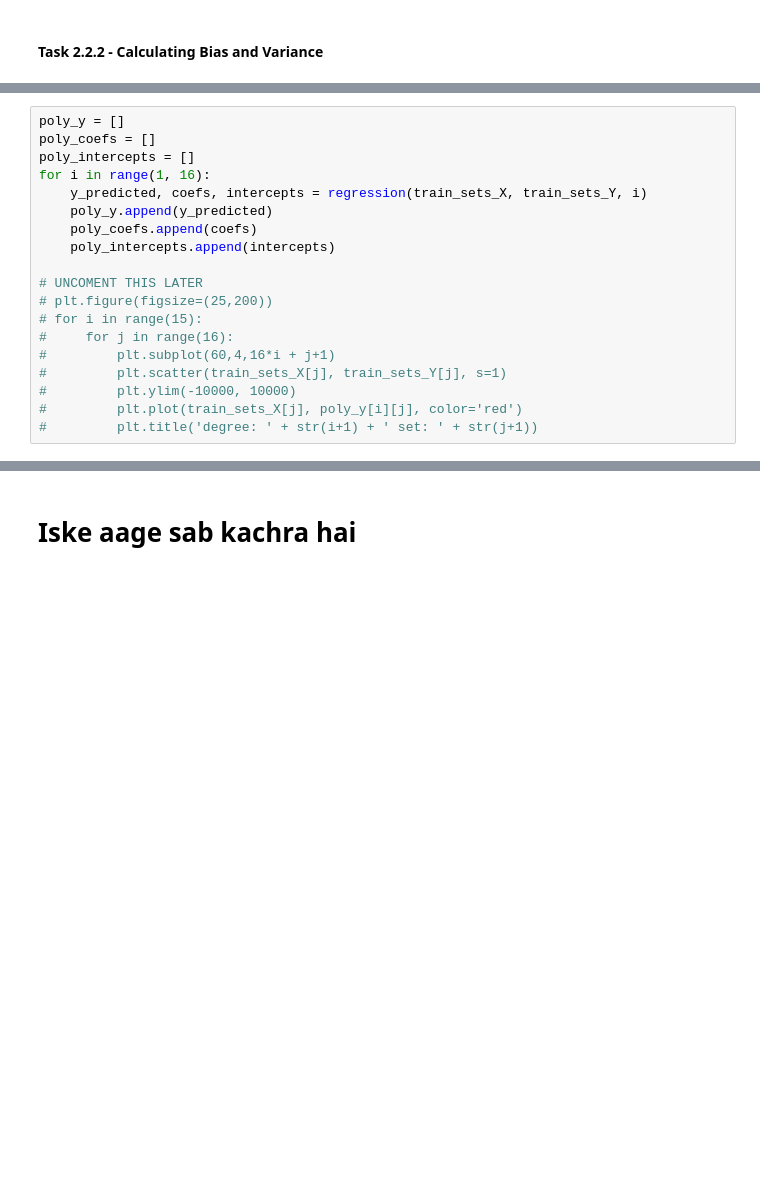
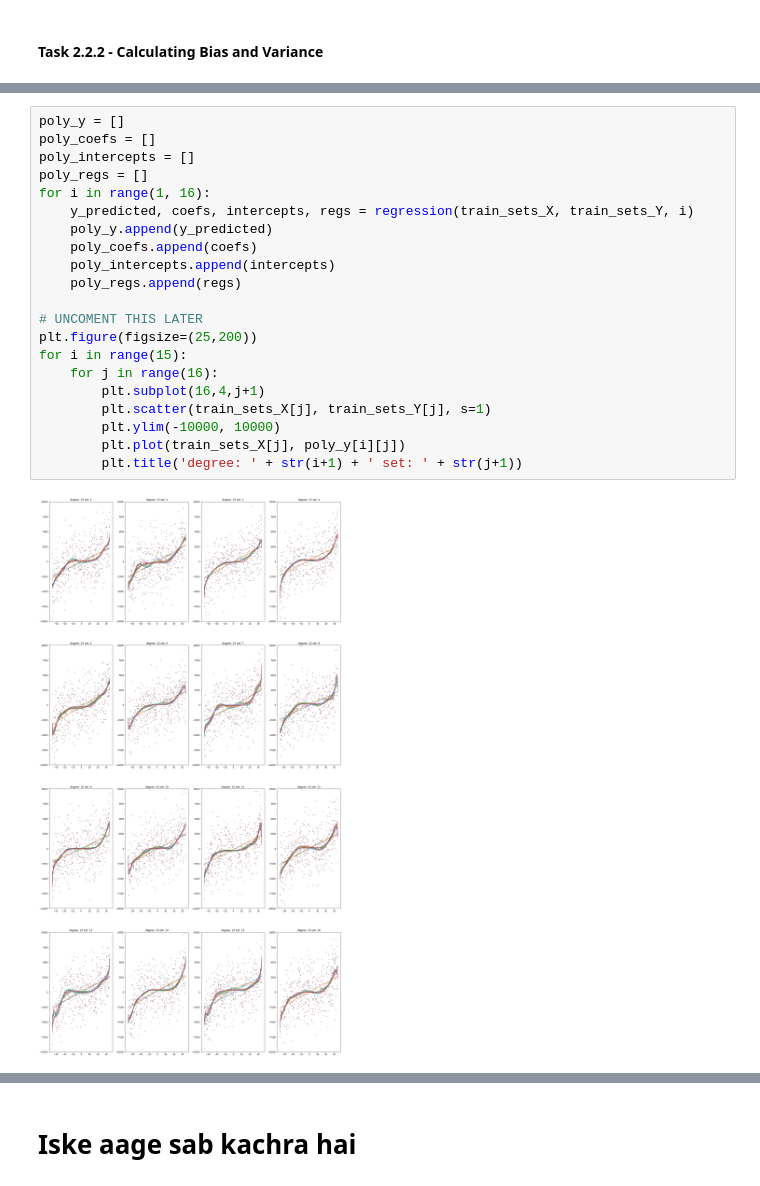
Before and after one commit to ShreyasRevankar/Polynomial-Regression, a Jupyter notebook: 1_assgn1/code.ipynb, the cells around one changed output, grey strips where cells are left out. Drawn from its saved outputs; the diff is of its cells as text; blank space fills up the shorter version.

```diff
--- a/1_assgn1/code.ipynb
+++ b/1_assgn1/code.ipynb
@@ -81,22 +83,26 @@ def regression(x, y, degree):
 # %%
 poly_y = []
 poly_coefs = []
 poly_intercepts = []
+poly_regs = []
 for i in range(1, 16):
-    y_predicted, coefs, intercepts = regression(train_sets_X, train_sets_Y, i)
+    y_predicted, coefs, intercepts, regs = regression(train_sets_X, train_sets_Y, i)
     poly_y.append(y_predicted)
     poly_coefs.append(coefs)
     poly_intercepts.append(intercepts)
+    poly_regs.append(regs)
 
 # UNCOMENT THIS LATER
-# plt.figure(figsize=(25,200))
-# for i in range(15):
-#     for j in range(16):
-#         plt.subplot(60,4,16*i + j+1)
-#         plt.scatter(train_sets_X[j], train_sets_Y[j], s=1)
-#         plt.ylim(-10000, 10000)
-#         plt.plot(train_sets_X[j], poly_y[i][j], color='red')
-#         plt.title('degree: ' + str(i+1) + ' set: ' + str(j+1))
+plt.figure(figsize=(25,200))
+for i in range(15):
+    for j in range(16):
+        plt.subplot(16,4,j+1)
+        plt.scatter(train_sets_X[j], train_sets_Y[j], s=1)
+        plt.ylim(-10000, 10000)
+        plt.plot(train_sets_X[j], poly_y[i][j])
+        plt.title('degree: ' + str(i+1) + ' set: ' + str(j+1))
+# %% [output]
+[figure, added]
 # %%
 # deg1_y = np.array(poly_y[1])
 # deg1_coefs = np.array(poly_coefs[1])
```
Also changed, not shown: parts of 8 cells of this notebook.
